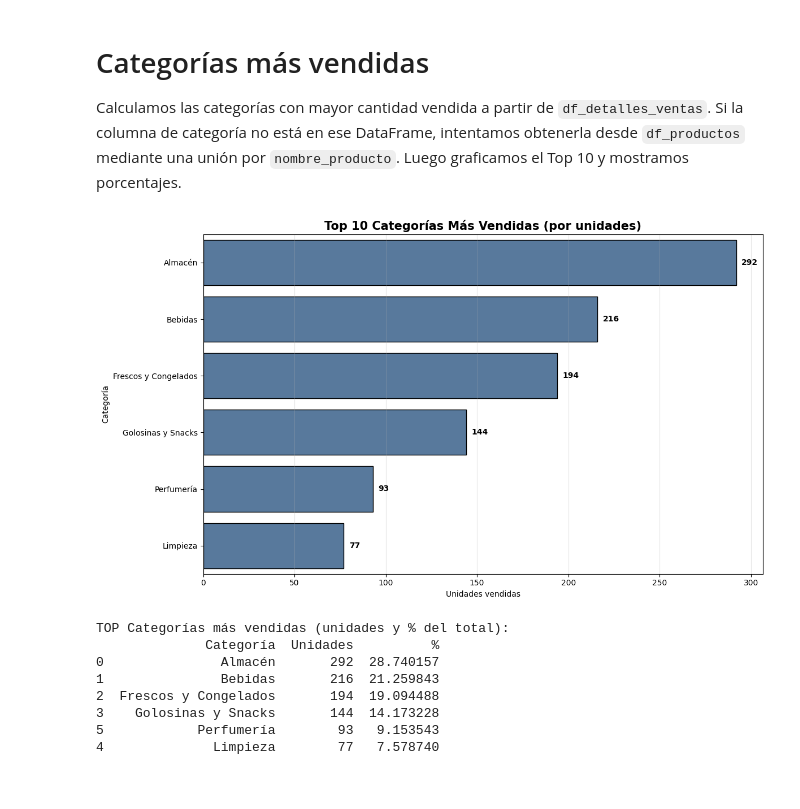
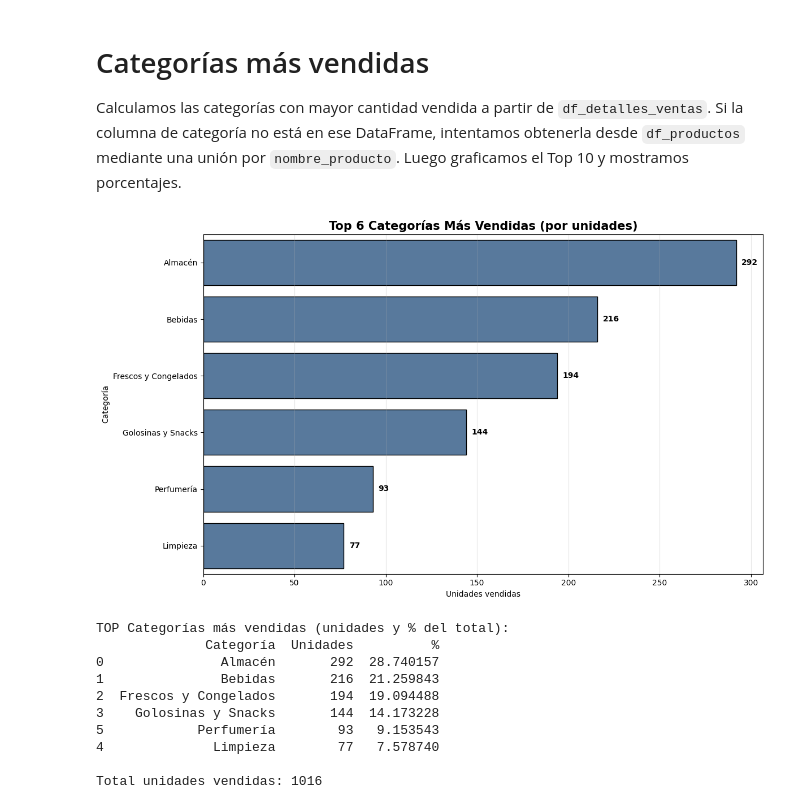
Before and after one commit to Nico4190/Proyecto-Aurelion, a Jupyter notebook: pro.ipynb, the cells around one changed output. Drawn from its saved outputs; the diff is of its cells as text; code cells hidden in the pictures.

```diff
--- a/pro.ipynb
+++ b/pro.ipynb
@@ -50,10 +50,10 @@ Requirement already satisfied: numpy<2.6,>=1.25.2 in c:\users\reyes\appdata\loca
 # Importación de bibliotecas necesarias
 import pandas as pd
 # %%
-df_productos = pd.read_excel('./productos.xlsx')
-df_ventas = pd.read_excel('./ventas.xlsx')
-df_clientes = pd.read_excel('./clientes.xlsx')
-df_detalles_ventas = pd.read_excel('./detalle_ventas.xlsx')
+df_productos = pd.read_csv('./productos.csv')
+df_ventas = pd.read_csv('./ventas.csv')
+df_clientes = pd.read_csv('./clientes.csv')
+df_detalles_ventas = pd.read_csv('./detalle_ventas.csv')
 # %%
 #Mostrar las primeras filas de cada DataFrame
 print("Productos:")
@@ -687,35 +684,36 @@ cat_agg = tmp.groupby('categoria_final', as_index=False)['cantidad'].sum().sort_
 
 # Guardar resultado para reutilizar
 try:
     df_categorias_ventas = cat_agg.copy()
 except Exception:
     pass
 
 # Top 10
-top_n = 10
+top_n = 6
 top_cat = cat_agg.head(top_n)
 
 plt.figure(figsize=(12, 7))
 sns.barplot(x='cantidad', y='categoria_final', data=top_cat, orient='h', color='#4C78A8', edgecolor='black')
 plt.title(f'Top {top_n} Categorías Más Vendidas (por unidades)', fontsize=15, fontweight='bold')
 plt.xlabel('Unidades vendidas')
 plt.ylabel('Categoría')
 
 # Anotar valores
 for i, v in enumerate(top_cat['cantidad'].values):
     plt.text(v + max(top_cat['cantidad']) * 0.01, i, f"{int(v)}", va='center', fontweight='bold')
 
 plt.grid(axis='x', alpha=0.3)
 plt.tight_layout()
 plt.show()
 
 # Tabla con porcentajes
 total = cat_agg['cantidad'].sum()
 tabla = top_cat.assign(porcentaje=(top_cat['cantidad'] / total) * 100)
 print("TOP Categorías más vendidas (unidades y % del total):")
 print(tabla.rename(columns={'categoria_final': 'Categoría', 'cantidad': 'Unidades', 'porcentaje': '%'}))
+print(f"\nTotal unidades vendidas: {total}")
 # %% [output]
-[figure, old version]
+[figure, new version]
 TOP Categorías más vendidas (unidades y % del total):
               Categoría  Unidades          %
 0               Almacén       292  28.740157
@@ -724,3 +722,5 @@ TOP Categorías más vendidas (unidades y % del total):
 3    Golosinas y Snacks       144  14.173228
 5            Perfumería        93   9.153543
 4              Limpieza        77   7.578740
+
+Total unidades vendidas: 1016
```
Also changed, not shown: parts of 4 cells of this notebook.
